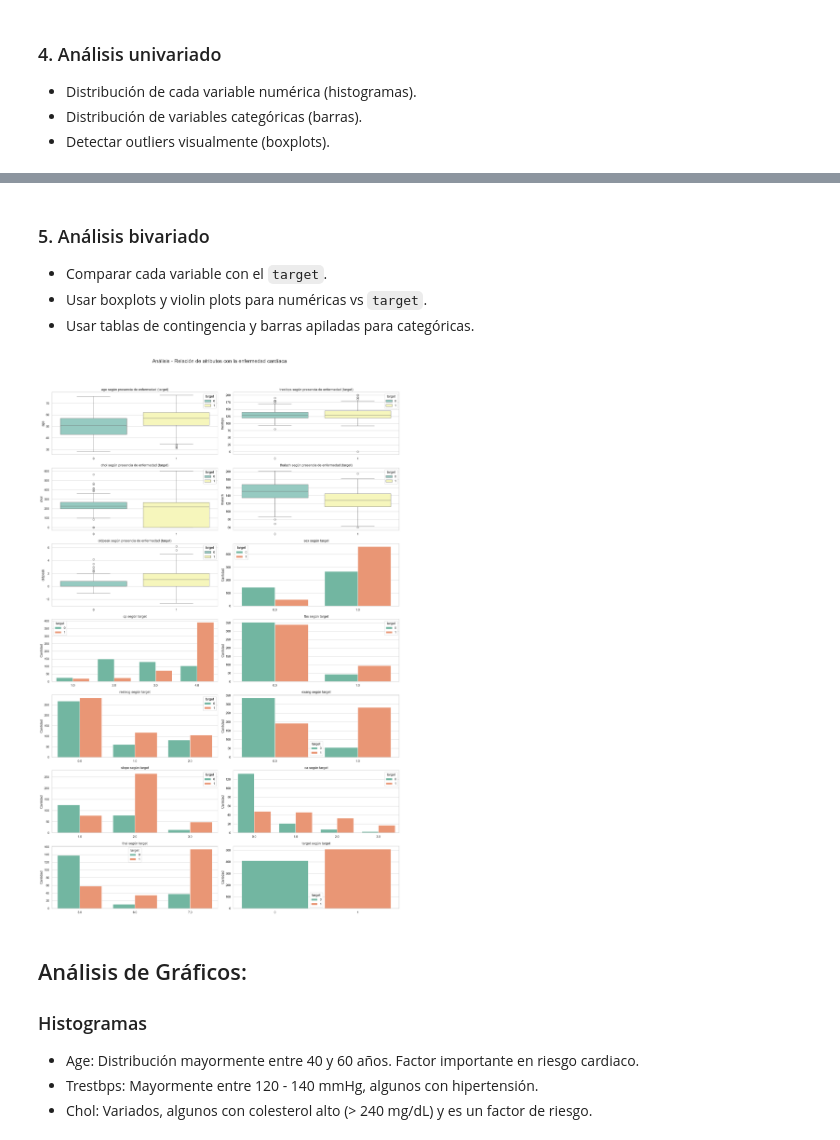
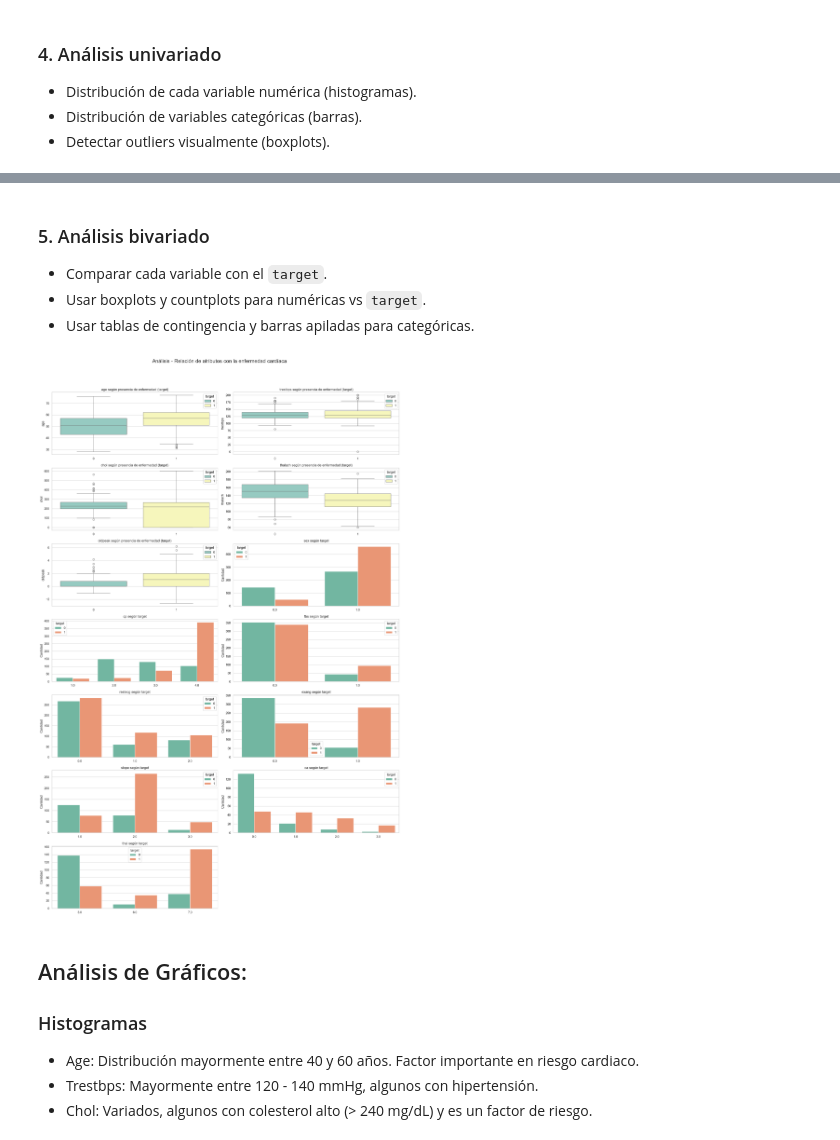
Before and after one commit to Ramicer00/Proyecto-UCI-Heart-Disease, a Jupyter notebook: Notebooks/EDA.ipynb, the cells around one changed output, grey strips where cells are left out. Saved outputs shown, nothing was run; the diff lists cells and outputs as text; code cells hidden in the pictures.

```diff
--- a/Notebooks/EDA.ipynb
+++ b/Notebooks/EDA.ipynb
@@ -41,0 +39,21 @@ df['target'] = df['target'].apply(lambda x: 1 if x > 0 else 0)
+# %%
+# ── 2. LIMPIEZA INICIAL ────────────────────────────────────────────────────────
+
+# Concatenar los 4 datasets
+df = pd.concat(
+    [data_cleveland, data_hungarian, data_switzerland, data_va_longbeach],
+    ignore_index=True
+)
+
+# Reemplazar "?" con NaN (por si no se usó na_values en read_csv)
+df.replace("?", pd.NA, inplace=True)
+
+# Convertir columnas a numérico — 'coerce' fuerza NaN en valores no convertibles
+df = df.apply(pd.to_numeric, errors='coerce')
+
+# Binarizar target: 0 = sin enfermedad, 1 = presencia de enfermedad (valores 1-4)
+df['target'] = df['target'].apply(lambda x: 1 if x > 0 else 0)
+
+print(f"Shape: {df.shape[0]} filas × {df.shape[1]} columnas")
+print(f"\nTipos de datos:\n{df.dtypes}")
+print(f"\nNulos por columna:\n{df.isnull().sum()}")
@@ -154,7 +201,7 @@ for i, col in enumerate(numeric_cols):
 
 # Gráficos de barra
 for j, col in enumerate(categorical_cols):
-    sns.countplot(x=col, data=df, ax=axs[j + len(numeric_cols)], palette="Set2", hue=col)
+    sns.countplot(x=col, data=df, ax=axs[j + len(numeric_cols)], palette="Set2", hue=col, legend=False)
     axs[j + len(numeric_cols)].set(title=f"Frecuencia de {col}", xlabel=None, ylabel="Cantidad")
 
 plt.tight_layout(rect=[0, 0, 1, 0.95])
@@ -164,28 +211,34 @@ plt.show()
 # %% [markdown]
 ### 5. Análisis bivariado
 - Comparar cada variable con el `target`.
-- Usar boxplots y violin plots para numéricas vs `target`.
+- Usar boxplots y countplots para numéricas vs `target`.
 - Usar tablas de contingencia y barras apiladas para categóricas.
 # %%
 sns.set_theme(style="whitegrid")
 fig, axs = plt.subplots(7, 2, figsize=(18, 28))
 fig.suptitle("Análisis - Relación de atributos con la enfermedad cardíaca", fontsize=18)
 axs = axs.flatten()
 
 # Boxplots para numéricos
 for i, col in enumerate(numeric_cols):
     sns.boxplot(data=df, x="target", y=col, ax=axs[i], palette="Set3", hue="target", hue_order=[0, 1])
     axs[i].set(title=f"{col} según presencia de enfermedad (target)", xlabel=None, ylabel=col)
 
+# Excluir target de categóricos (evita graficar target vs target)
+categorical_cols_no_target = [col for col in categorical_cols if col != "target"]
+
 # Countplots con hue para categóricos
-for j, col in enumerate(categorical_cols):
-    sns.countplot(data=df, x=col, hue="target", ax=axs[j + len(numeric_cols)], palette="Set2", hue_norm=(0, 1))
+for j, col in enumerate(categorical_cols_no_target):
+    sns.countplot(data=df, x=col, hue="target", ax=axs[j + len(numeric_cols)], palette="Set2", hue_order=[0, 1])
     axs[j + len(numeric_cols)].set(title=f"{col} según target", xlabel=None, ylabel="Cantidad")
+
+# Ocultar subplot sobrante
+axs[-1].set_visible(False)
 
 plt.tight_layout(rect=[0, 0, 1, 0.95])
 plt.show()
 # %% [output]
-[figure, old version]
+[figure, new version]
 # %% [markdown]
 ## Análisis de Gráficos:
 ### Histogramas
```
Also changed, not shown: parts of 9 cells of this notebook.
